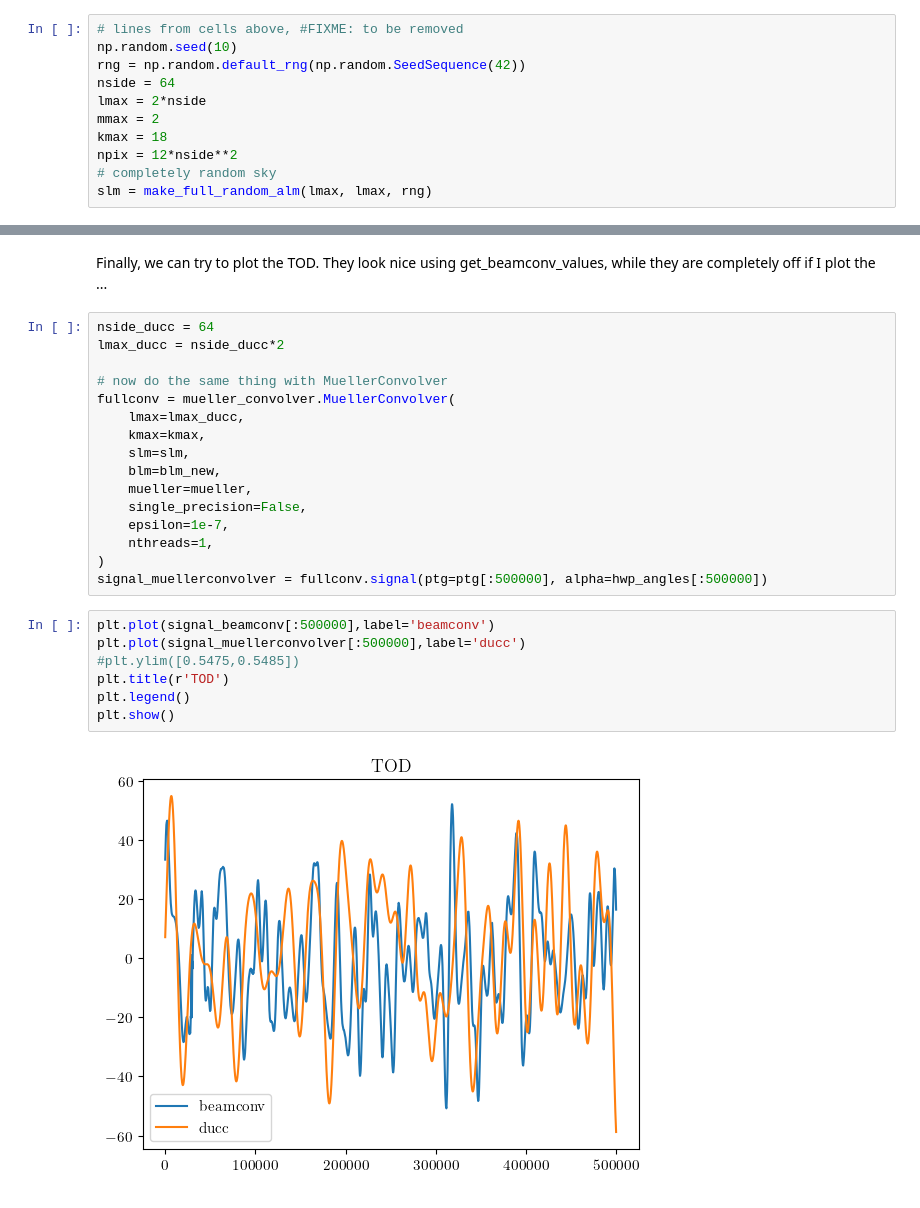
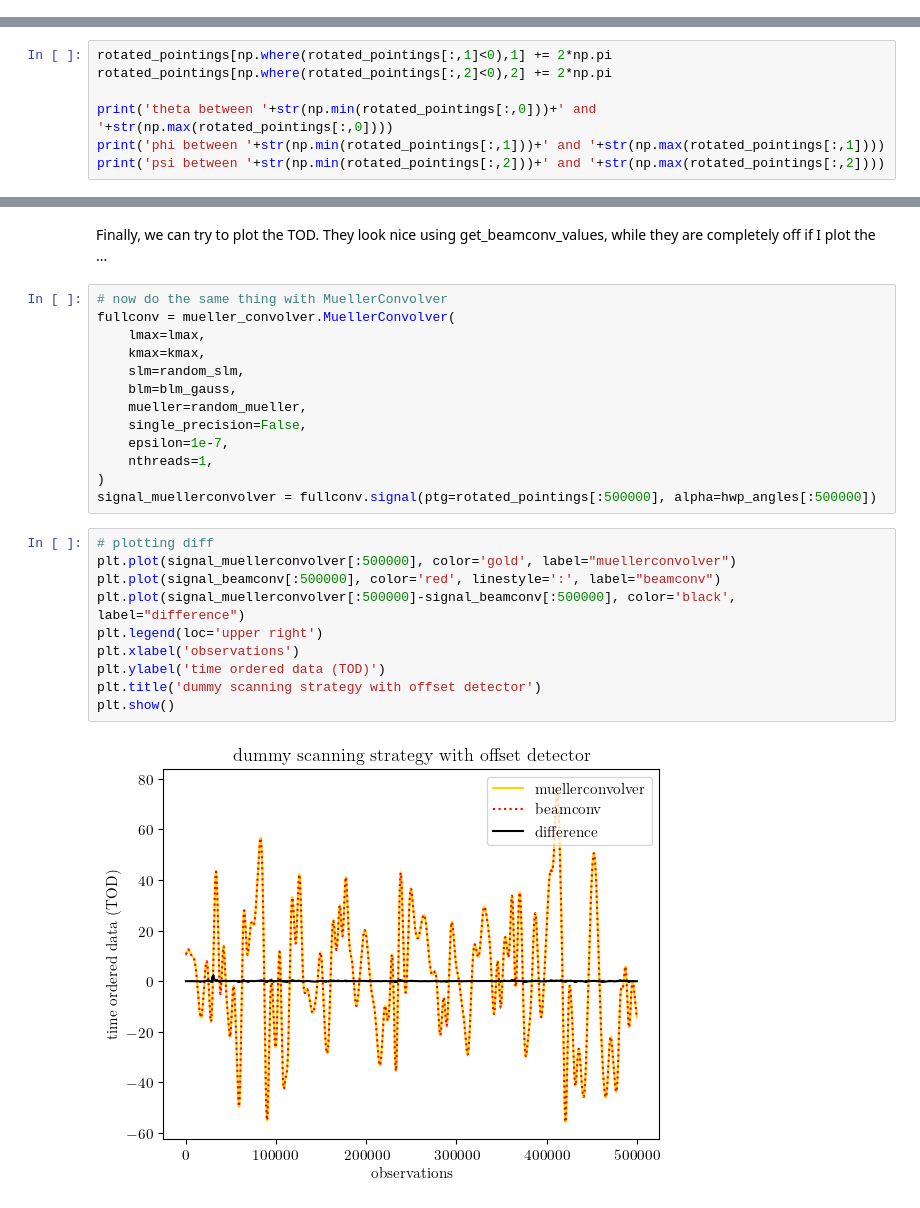
Before and after one commit to martamonelli/CMB-Inflate_WP4, a Jupyter notebook: aaa_comparison.ipynb, the cells around one changed output, grey strips where cells are left out. Saved outputs shown, nothing was run; the diff lists cells and outputs as text.

```diff
--- a/aaa_comparison.ipynb
+++ b/aaa_comparison.ipynb
@@ -203,13 +419,2 @@ The small discrepancies between the two TOD arise from the fact that we are runn
 # %% [markdown]
 <a style="color:Red;">TODO: explain whatever is happening from here on</a>
-# %%
-# lines from cells above, #FIXME: to be removed
-np.random.seed(10)
-rng = np.random.default_rng(np.random.SeedSequence(42))
-nside = 64
-lmax = 2*nside
-mmax = 2
-kmax = 18
-npix = 12*nside**2
-# completely random sky
-slm = make_full_random_alm(lmax, lmax, rng)
@@ -365,0 +478,7 @@ plt.show()
+# %%
+rotated_pointings[np.where(rotated_pointings[:,1]<0),1] += 2*np.pi
+rotated_pointings[np.where(rotated_pointings[:,2]<0),2] += 2*np.pi
+
+print('theta between '+str(np.min(rotated_pointings[:,0]))+' and '+str(np.max(rotated_pointings[:,0])))
+print('phi between '+str(np.min(rotated_pointings[:,1]))+' and '+str(np.max(rotated_pointings[:,1])))
+print('psi between '+str(np.min(rotated_pointings[:,2]))+' and '+str(np.max(rotated_pointings[:,2])))
@@ -366,27 +514,27 @@ plt.show()
 # %% [markdown]
 Finally, we can try to plot the TOD. They look nice using get_beamconv_values, while they are completely off if I plot the ...
 # %%
-nside_ducc = 64
-lmax_ducc = nside_ducc*2
-
 # now do the same thing with MuellerConvolver
 fullconv = mueller_convolver.MuellerConvolver(
-    lmax=lmax_ducc,
+    lmax=lmax,
     kmax=kmax,
-    slm=slm,
-    blm=blm_new,
-    mueller=mueller,
+    slm=random_slm,
+    blm=blm_gauss,
+    mueller=random_mueller,
     single_precision=False,
     epsilon=1e-7,
     nthreads=1,
 )
-signal_muellerconvolver = fullconv.signal(ptg=ptg[:500000], alpha=hwp_angles[:500000])
+signal_muellerconvolver = fullconv.signal(ptg=rotated_pointings[:500000], alpha=hwp_angles[:500000])
 # %%
-plt.plot(signal_beamconv[:500000],label='beamconv')
-plt.plot(signal_muellerconvolver[:500000],label='ducc')
-#plt.ylim([0.5475,0.5485])
-plt.title(r'TOD')
-plt.legend()
+# plotting diff
+plt.plot(signal_muellerconvolver[:500000], color='gold', label="muellerconvolver")
+plt.plot(signal_beamconv[:500000], color='red', linestyle=':', label="beamconv")
+plt.plot(signal_muellerconvolver[:500000]-signal_beamconv[:500000], color='black', label="difference")
+plt.legend(loc='upper right')
+plt.xlabel('observations')
+plt.ylabel('time ordered data (TOD)')
+plt.title('dummy scanning strategy with offset detector')
 plt.show()
 # %% [output]
-[figure, old version]
+[figure, new version]
```
Also changed, not shown: parts of 57 cells of this notebook, 3 other files.
